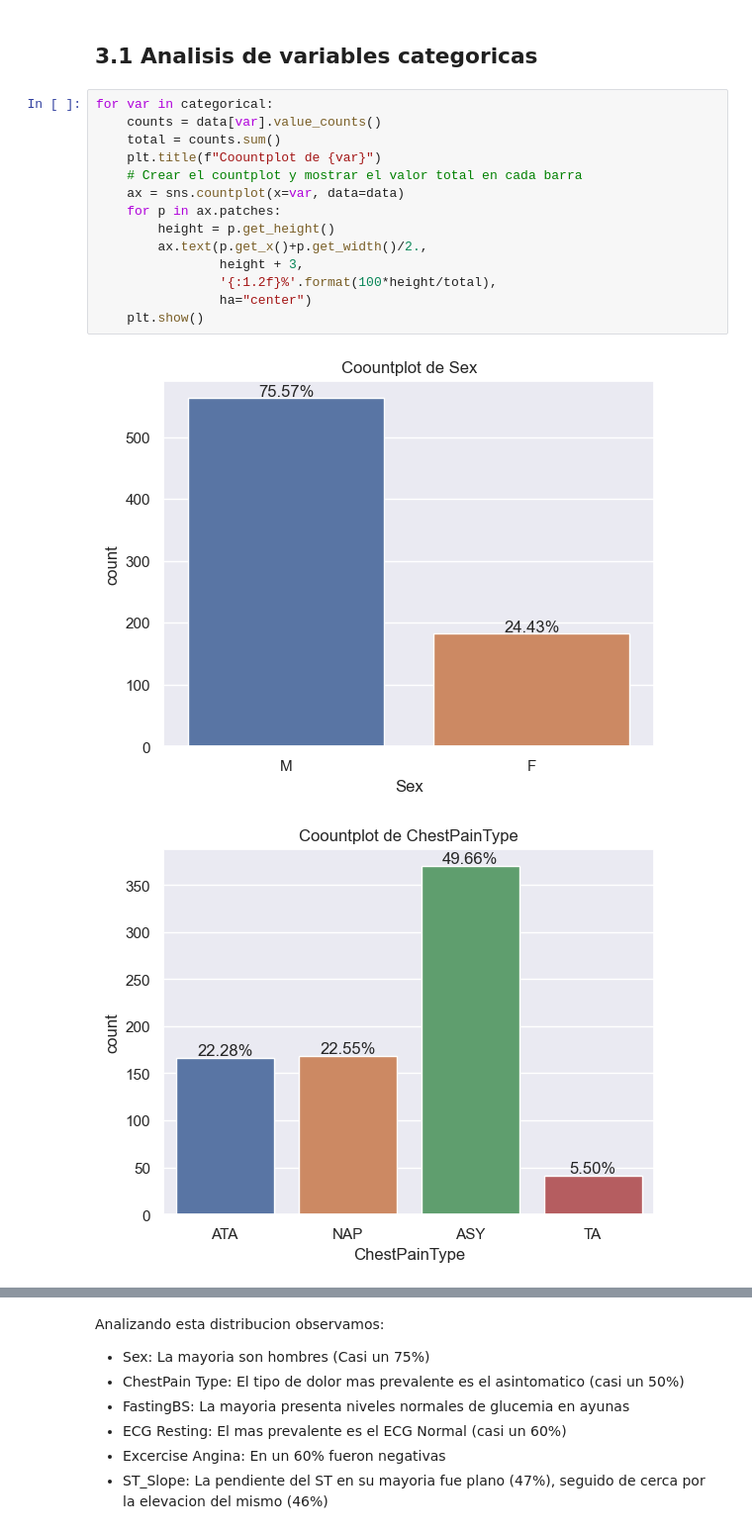
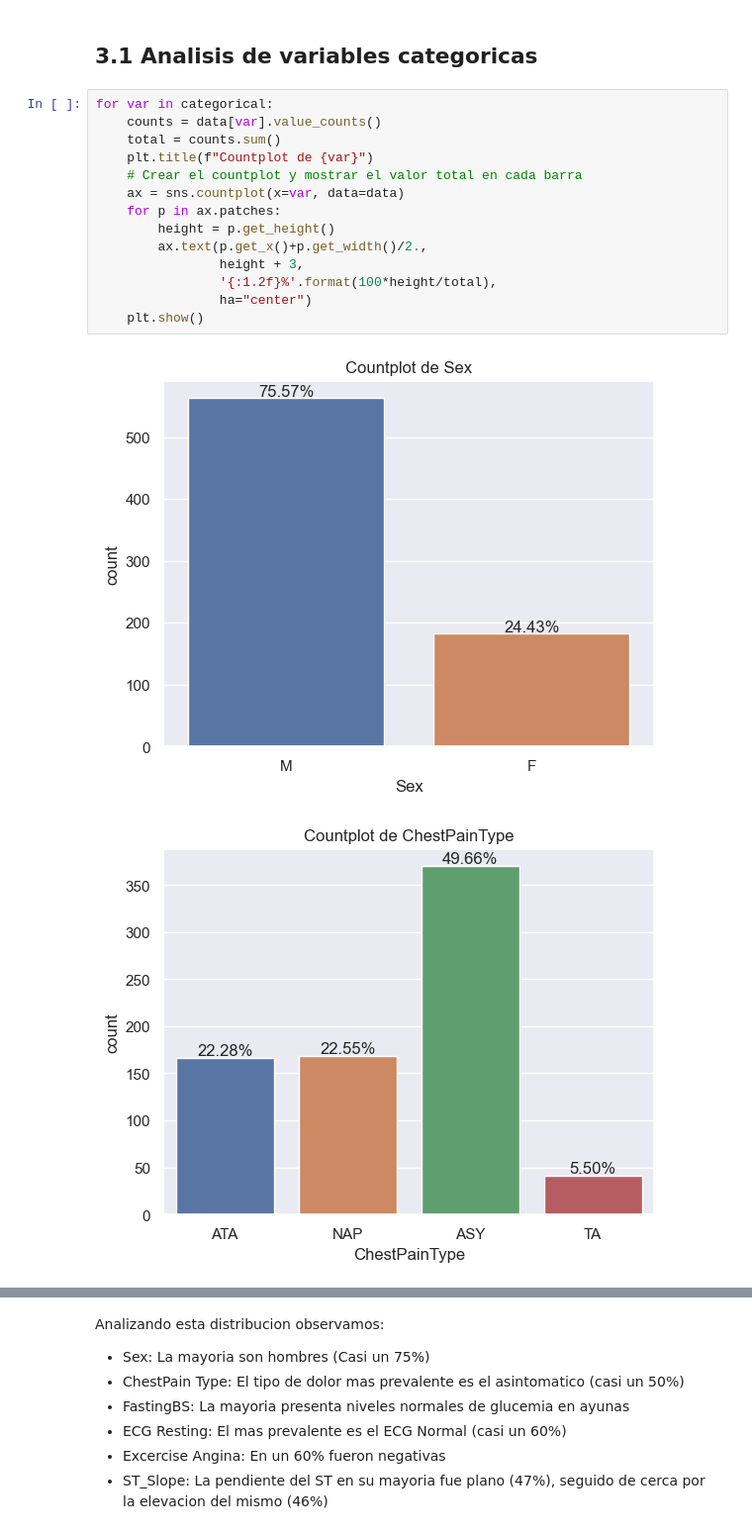
Before and after one commit to JuanPabloAnselmo/Data_science_Ejemplos, a Jupyter notebook: Classification_Heart_Disease_Prediction_Optuna/Classification_Heart_Disease_Prediction_Optuna.ipynb, the cells around one changed output, grey strips where cells are left out. Shown at 99% size. Saved outputs shown, nothing was run; the diff lists cells and outputs as text.

```diff
--- a/Classification_Heart_Disease_Prediction_Optuna/Classification_Heart_Disease_Prediction_Optuna.ipynb
+++ b/Classification_Heart_Disease_Prediction_Optuna/Classification_Heart_Disease_Prediction_Optuna.ipynb
@@ -199,17 +199,17 @@ Nuestra Hipotesis nula va a ser del 48%
 # %%
 for var in categorical:
     counts = data[var].value_counts()
     total = counts.sum()
-    plt.title(f"Coountplot de {var}")
+    plt.title(f"Countplot de {var}")
     # Crear el countplot y mostrar el valor total en cada barra
     ax = sns.countplot(x=var, data=data)
     for p in ax.patches:
         height = p.get_height()
         ax.text(p.get_x()+p.get_width()/2.,
                 height + 3,
                 '{:1.2f}%'.format(100*height/total),
                 ha="center")
     plt.show()
 # %% [output]
-[figure, old version]
+[figure, new version]
-[figure, old version]
+[figure, new version]
```
Also changed, not shown: parts of 5 cells of this notebook.
